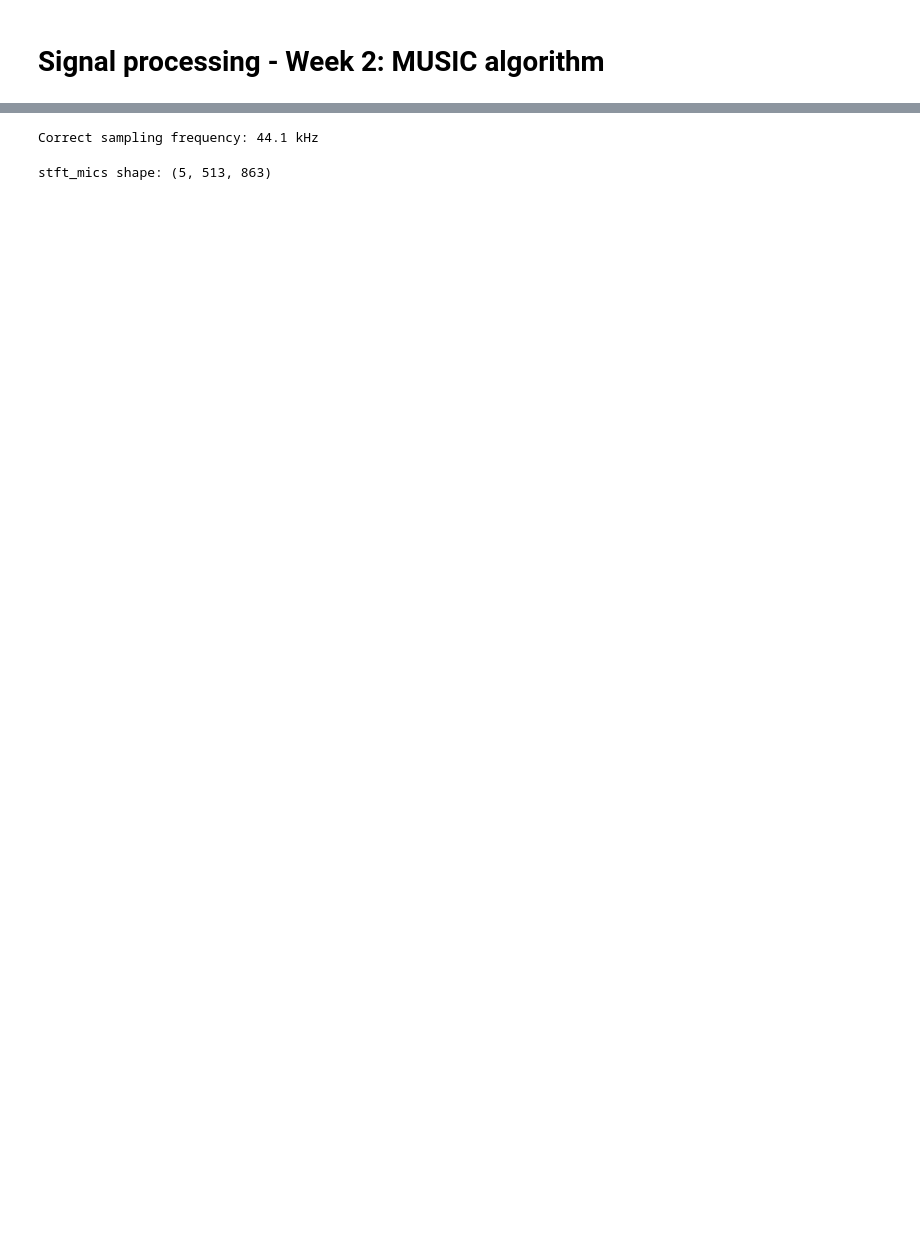
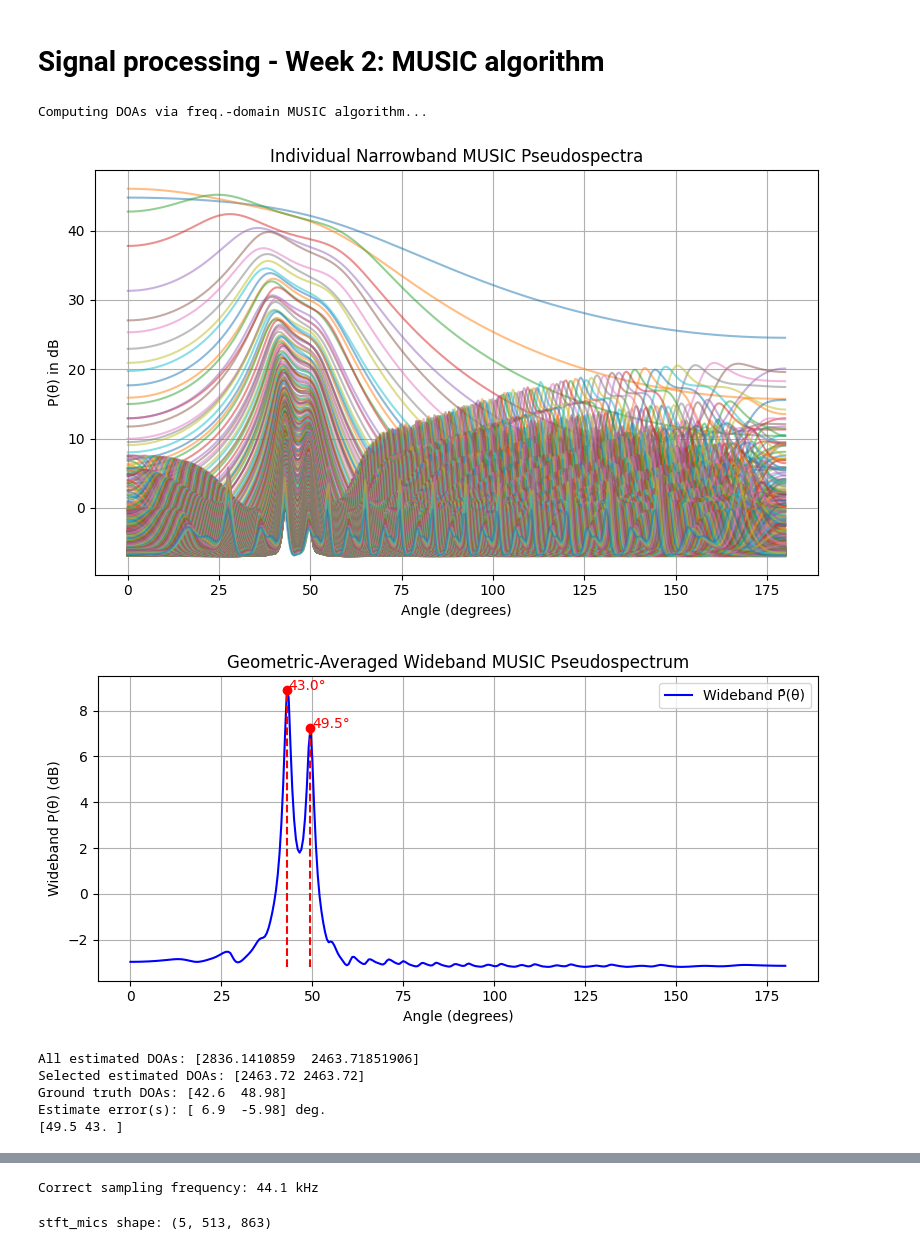
Before and after one commit to HeartUnderBladepyz/P-D-ISSP, a Jupyter notebook: notebook_skeleton.ipynb, the cells around one changed output, grey strips where cells are left out. Cells and saved outputs as stored; diff of their text form; code cells hidden in the pictures; blank space fills up the shorter version.

```diff
--- a/notebook_skeleton.ipynb
+++ b/notebook_skeleton.ipynb
@@ -500,27 +501,38 @@ for mic1_file, mic2_file in mic_pairs:
 # %%
 import numpy as np
 
 winLength = 1024 # Window length
-nSources = acousticScenario.RIRsAudio.shape[-1] +\
-    acousticScenario.RIRsNoise.shape[-1] # Number of sources
+# nSources = acousticScenario.RIRsAudio.shape[-1] +\
+#     acousticScenario.RIRsNoise.shape[-1] # Number of sources
 theta = np.arange(0, np.pi, step=np.pi / 360)  # angles to consider
 
 print('Computing DOAs via freq.-domain MUSIC algorithm...')
 
-DOAestAll = DOA_corr("F:\KU Leuven\courses\P&D ISSP\project\panddissp-base-main\sound_files\whitenoise_signal_1.wav", "F:\KU Leuven\courses\P&D ISSP\project\panddissp-base-main\sound_files\whitenoise_signal_2.wav", "F:\KU Leuven\courses\P&D ISSP\project\panddissp-base-main\sound_files\Babble_noise1.wav", acousticScenario)
+# DOAestAll = DOA_corr("F:\KU Leuven\courses\P&D ISSP\project\panddissp-base-main\sound_files\whitenoise_signal_1.wav", "F:\KU Leuven\courses\P&D ISSP\project\panddissp-base-main\sound_files\whitenoise_signal_2.wav", "F:\KU Leuven\courses\P&D ISSP\project\panddissp-base-main\sound_files\Babble_noise1.wav", acousticScenario)
+# DOAestAll = music_narrowband(stft_mics, acousticScenario.fs, acousticScenario.RIRsAudio.shape[2], acousticScenario.distBwMics, c=340)
+DOAestAll = music_wideband(stft_mics, acousticScenario.fs, acousticScenario.RIRsAudio.shape[2], acousticScenario.distBwMics, c=340)
 # DOAestAll = np.zeros(nSources)  # default
 
 print(f'All estimated DOAs: {DOAestAll * 180 / np.pi}')
 
 # ------------------ DOA estimation performance check ------------------
 # Automatic selection of the target DOA
 DOAest, groundTruthDOAtalkers = genfcns.auto_choice_doa(
     DOAestAll, acousticScenario
 )
 print(f'Selected estimated DOAs: {np.round(DOAest * 180 / np.pi, 2)}')
 print(f'Ground truth DOAs: {np.round(groundTruthDOAtalkers * 180 / np.pi, 2)}')
 # Check validity
 genfcns.check_plot_tdoas(DOAest, DOAestAll, acousticScenario)
 # print(f'Estimate error(s): {np.round((DOAest - groundTruthDOAtalkers) * 180/np.pi, 2)} deg.')
 print(f'Estimate error(s): {DOAestAll - np.round(groundTruthDOAtalkers * 180 / np.pi, 2)} deg.')
 print(DOAestAll)
+# %% [output]
+Computing DOAs via freq.-domain MUSIC algorithm...
+[figure, added]
+[figure, added]
+All estimated DOAs: [2836.1410859  2463.71851906]
+Selected estimated DOAs: [2463.72 2463.72]
+Ground truth DOAs: [42.6  48.98]
+Estimate error(s): [ 6.9  -5.98] deg.
+[49.5 43. ]
```
Also changed, not shown: parts of 8 cells of this notebook.
